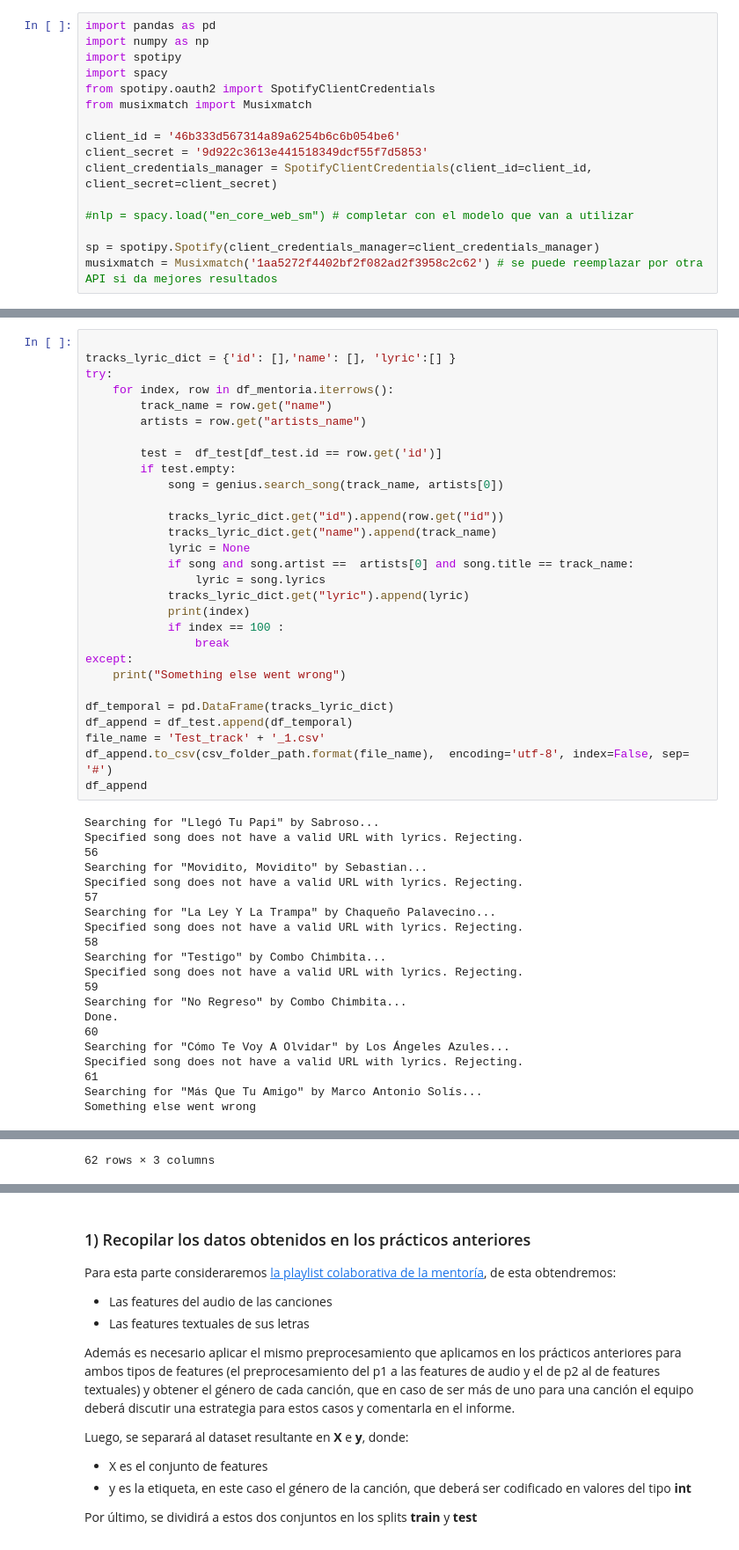
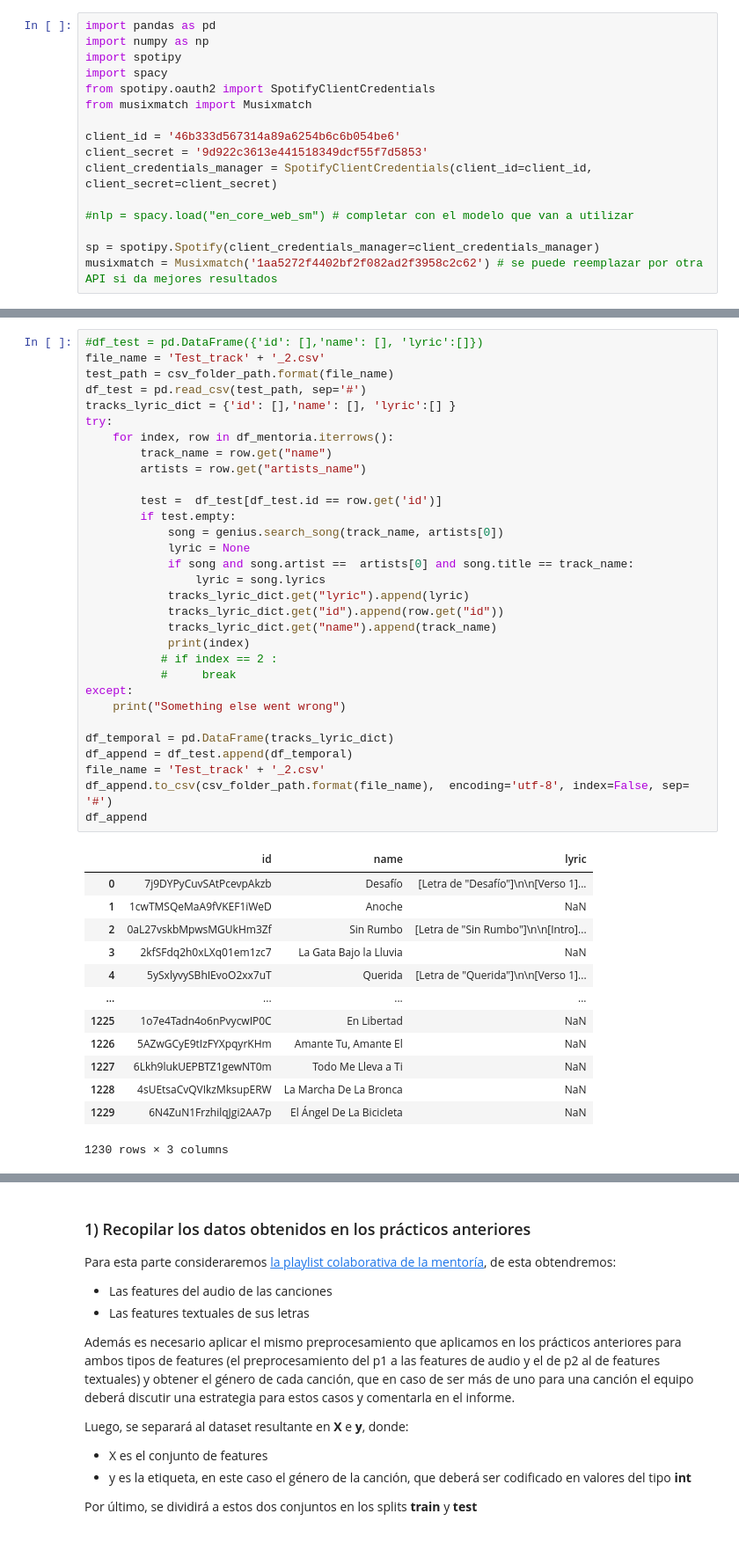
Before and after one commit to igutierrez-projects/IA-project-classify-tracks, a Jupyter notebook: TP_3_Mentoria_2020.ipynb, the cells around one changed output, grey strips where cells are left out. Shown at 88% size. Saved outputs shown, nothing was run; the diff lists cells and outputs as text.

```diff
--- a/TP_3_Mentoria_2020.ipynb
+++ b/TP_3_Mentoria_2020.ipynb
@@ -178,50 +192,45 @@ df_test
 # %%
-
+#df_test = pd.DataFrame({'id': [],'name': [], 'lyric':[]})
+file_name = 'Test_track' + '_2.csv'
+test_path = csv_folder_path.format(file_name)
+df_test = pd.read_csv(test_path, sep='#')
 tracks_lyric_dict = {'id': [],'name': [], 'lyric':[] }
 try:
     for index, row in df_mentoria.iterrows():
         track_name = row.get("name")
         artists = row.get("artists_name")
 
         test =  df_test[df_test.id == row.get('id')]
         if test.empty:
             song = genius.search_song(track_name, artists[0])
-
-            tracks_lyric_dict.get("id").append(row.get("id"))
-            tracks_lyric_dict.get("name").append(track_name)
             lyric = None
             if song and song.artist ==  artists[0] and song.title == track_name:
                 lyric = song.lyrics
             tracks_lyric_dict.get("lyric").append(lyric)
+            tracks_lyric_dict.get("id").append(row.get("id"))
+            tracks_lyric_dict.get("name").append(track_name)
             print(index)
-            if index == 100 :
-                break
+           # if index == 2 :
+           #     break
 except:
     print("Something else went wrong")
 
 df_temporal = pd.DataFrame(tracks_lyric_dict)
 df_append = df_test.append(df_temporal)
-file_name = 'Test_track' + '_1.csv'
+file_name = 'Test_track' + '_2.csv'
 df_append.to_csv(csv_folder_path.format(file_name),  encoding='utf-8', index=False, sep= '#')
 df_append
 # %% [output]
+|  | id | name | lyric |
+| 0 | 7j9DYPyCuvSAtPcevpAkzb | Desafío | [Letra de "Desafío"]\n\n[Verso 1]... |
+| 1 | 1cwTMSQeMaA9fVKEF1iWeD | Anoche | NaN |
+| 2 | 0aL27vskbMpwsMGUkHm3Zf | Sin Rumbo | [Letra de "Sin Rumbo"]\n\n[Intro]... |
+| 3 | 2kfSFdq2h0xLXq01em1zc7 | La Gata Bajo la Lluvia | NaN |
+| 4 | 5ySxlyvySBhIEvoO2xx7uT | Querida | [Letra de "Querida"]\n\n[Verso 1]... |
+| ... | ... | ... | ... |
+| 1225 | 1o7e4Tadn4o6nPvycwIP0C | En Libertad | NaN |
+| 1226 | 5AZwGCyE9tIzFYXpqyrKHm | Amante Tu, Amante El | NaN |
+| 1227 | 6Lkh9lukUEPBTZ1gewNT0m | Todo Me Lleva a Ti | NaN |
+| 1228 | 4sUEtsaCvQVIkzMksupERW | La Marcha De La Bronca | NaN |
+| 1229 | 6N4ZuN1FrzhilqJgi2AA7p | El Ángel De La Bicicleta | NaN |
-Searching for "Llegó Tu Papi" by Sabroso...
-Specified song does not have a valid URL with lyrics. Rejecting.
-56
-Searching for "Movidito, Movidito" by Sebastian...
-Specified song does not have a valid URL with lyrics. Rejecting.
-57
-Searching for "La Ley Y La Trampa" by Chaqueño Palavecino...
-Specified song does not have a valid URL with lyrics. Rejecting.
-58
-Searching for "Testigo" by Combo Chimbita...
-Specified song does not have a valid URL with lyrics. Rejecting.
-59
-Searching for "No Regreso" by Combo Chimbita...
-Done.
-60
-Searching for "Cómo Te Voy A Olvidar" by Los Ángeles Azules...
-Specified song does not have a valid URL with lyrics. Rejecting.
-61
-Searching for "Más Que Tu Amigo" by Marco Antonio Solís...
-Something else went wrong
+1230 rows × 3 columns
@@ -240 +236,0 @@ Something else went wrong
-62 rows × 3 columns
```
Also changed, not shown: parts of 12 cells of this notebook, 6 other files.
